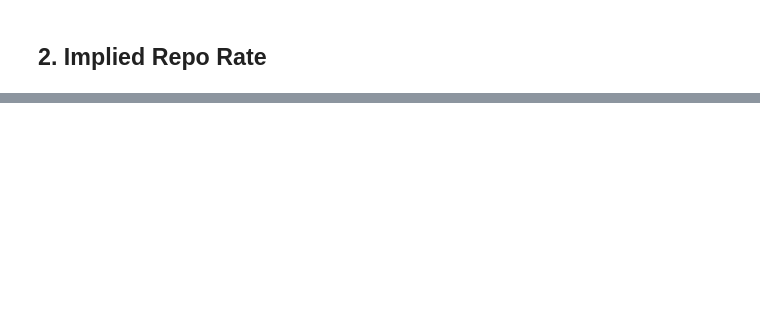
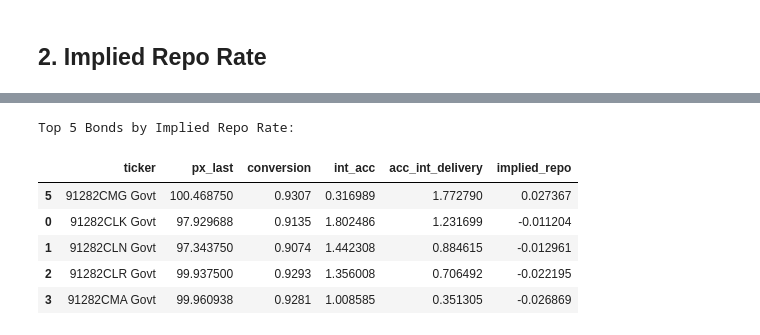
Before and after one commit to DipeshGhimire/FinMath-FixedIncome, a Jupyter notebook: treasury_futures/ctd_and_implied_repo.ipynb, the cells around one changed output, grey strips where cells are left out. Saved outputs shown, nothing was run; the diff lists cells and outputs as text; code cells hidden in the pictures; blank space fills up the shorter version.

```diff
--- a/treasury_futures/ctd_and_implied_repo.ipynb
+++ b/treasury_futures/ctd_and_implied_repo.ipynb
@@ -112,0 +162,42 @@ Answer: Yes, this matches the CTD identified by Bloomberg in the fut_ctd field,
+# %%
+# Function to calculate Accrued Interest at Delivery (A_T)
+def calculate_A_T(row, days_to_dlv):
+    """
+    Calculates Accrued Interest at Delivery (A_T) handling potential coupon payments.
+    """
+    # Check if a coupon falls between now and delivery
+    if days_to_dlv >= row['days_to_next_coupon']:
+        # Coupon paid during holding period
+        # Days accrued at delivery = Days from (Next Coupon) to (Delivery)
+        days_acc_at_T = days_to_dlv - row['days_to_next_coupon']
+    else:
+        # No coupon paid
+        # Days accrued at delivery = Current Accrued + Days to Delivery
+        days_acc_at_T = row['days_acc'] + days_to_dlv
+
+    # Calculate A_T amount
+    # Formula: (Coupon / 2) * (Days Accrued / Days in Period)
+    A_T = (row['cpn'] / 2) * (days_acc_at_T / row['accrued_days_between_cpn_dates'])
+    return A_T
+
+# Calculate A_T for all bonds
+bond_data['acc_int_delivery'] = bond_data.apply(lambda row: calculate_A_T(row, days_to_delivery), axis=1)
+
+# Calculate Implied Repo Rate
+# Formula: r_IR = (1/tau) * [(F * phi + A_T) / (P + A_t) - 1]
+numerator = (F * bond_data['conversion']) + bond_data['acc_int_delivery']
+denominator = bond_data['px_last'] + bond_data['int_acc']
+bond_data['implied_repo'] = (1 / tau) * ((numerator / denominator) - 1)
+
+# Display Top 5 Highest Implied Repo Bonds
+display_cols_ir = ['ticker', 'px_last', 'conversion', 'int_acc', 'acc_int_delivery', 'implied_repo']
+print("Top 5 Bonds by Implied Repo Rate:")
+display(bond_data[display_cols_ir].sort_values('implied_repo', ascending=False).head())
+# %% [output]
+Top 5 Bonds by Implied Repo Rate:
+|  | ticker | px_last | conversion | int_acc | acc_int_delivery | implied_repo |
+| 5 | 91282CMG Govt | 100.468750 | 0.9307 | 0.316989 | 1.772790 | 0.027367 |
+| 0 | 91282CLK Govt | 97.929688 | 0.9135 | 1.802486 | 1.231699 | -0.011204 |
+| 1 | 91282CLN Govt | 97.343750 | 0.9074 | 1.442308 | 0.884615 | -0.012961 |
+| 2 | 91282CLR Govt | 99.937500 | 0.9293 | 1.356008 | 0.706492 | -0.022195 |
+| 3 | 91282CMA Govt | 99.960938 | 0.9281 | 1.008585 | 0.351305 | -0.026869 |
```
Also changed, not shown: parts of 12 cells of this notebook.
